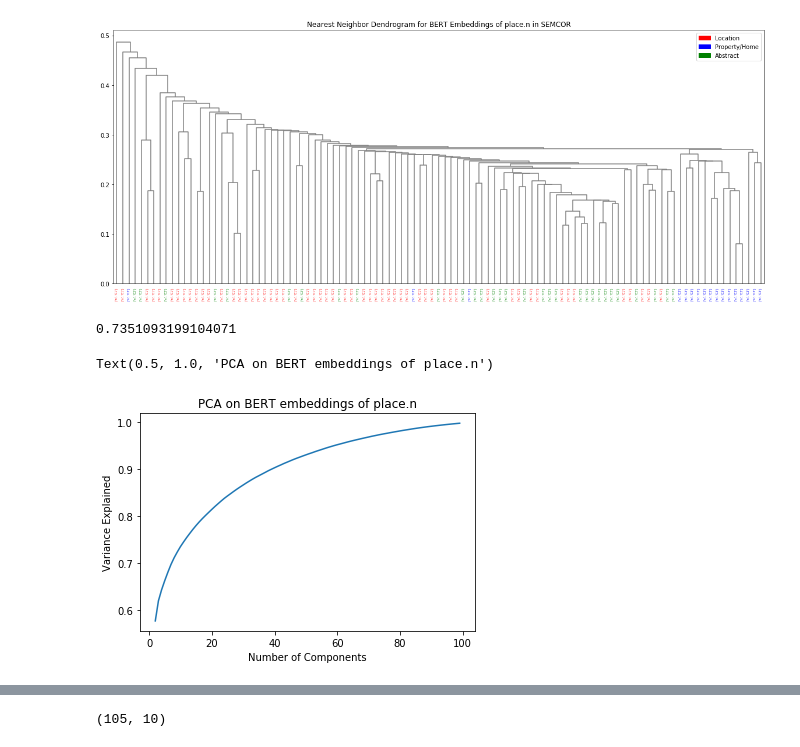
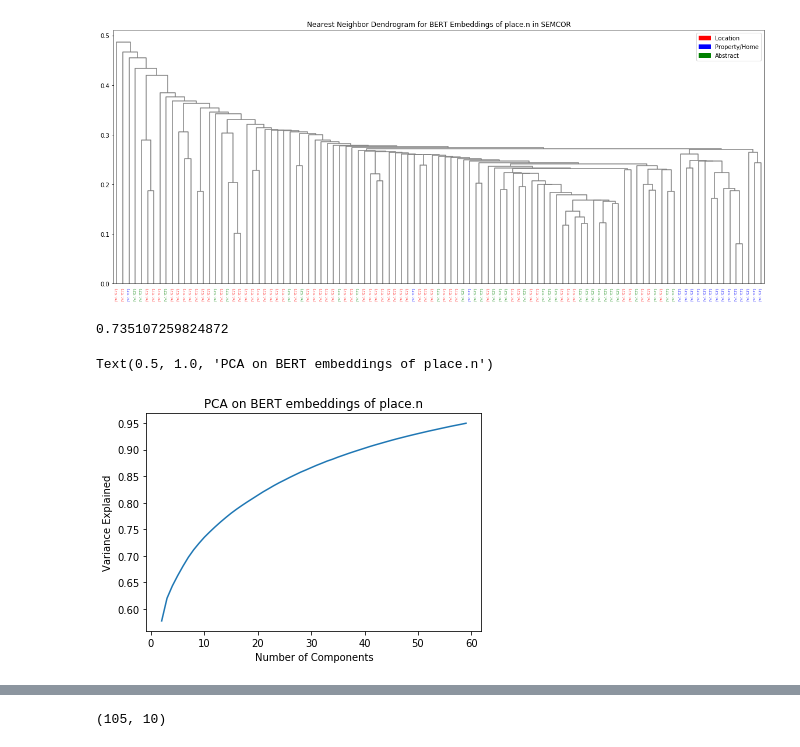
Before and after one commit to sathvikn/bert-wordsense, a Jupyter notebook: codebase/dendrograms.ipynb, the cells around one changed output, grey strips where cells are left out. Cells and saved outputs as stored; diff of their text form; code cells hidden in the pictures.

Commit message:
gmm with place

```diff
--- a/codebase/dendrograms.ipynb
+++ b/codebase/dendrograms.ipynb
@@ -48,25 +64,39 @@ plot_dendrogram(place_embeds, {"('n', '01')": 'r', "('n', '02')": 'g', "('n', '0
 # %%
 from sklearn.decomposition import PCA
 # %%
-place_embeds = np.array(place_embeds)
+place_embeds = np.array([v.numpy() for v in place_embeds])
 # %%
 transposed_place = np.transpose(place_embeds)
 test_pca = PCA(n_components = 10)
 pca_embeds = test_pca.fit(transposed_place).components_
 sum(test_pca.explained_variance_ratio_)
 # %% [output]
-0.7351093199104071
+0.735107259824872
+# %%
+recode_label = lambda s: int(s[1]) - 1
+true_labels = [recode_label(l) for l in place_labels]
+# %%
+ev_ratios = []
+gmm_gt_means = []
+gmm_gt_sds = []
+gmm_random_means = []
+gmm_random_sds = []
+
+n_comps = range(2, 60)
+for c in n_comps:
+    pca = PCA(n_components = c)
+    pca.fit(transposed_place)
+    ev_ratios.append(sum(pca.explained_variance_ratio_))
+    results = gmm_rand(pca.components_.T, true_labels)
+    gmm_gt_means.append(results['GMM'][0])
+    gmm_gt_sds.append(results['GMM'][1])
+    gmm_random_means.append(results['Random'][0])
+    gmm_random_sds.append(results['Random'][1])
 # %%
-ev_ratios = []
-n_comps = range(2, 100)
-for c in n_comps:
-    pca = PCA(n_components = c)
-    pca.fit(transposed_place)
-    ev_ratios.append(sum(pca.explained_variance_ratio_))
 plt.plot(n_comps, ev_ratios)
 plt.xlabel("Number of Components")
 plt.ylabel("Variance Explained")
 plt.title("PCA on BERT embeddings of place.n")
 # %% [output]
 Text(0.5, 1.0, 'PCA on BERT embeddings of place.n')
-[figure, old version]
+[figure, new version]
```
Also changed, not shown: parts of 11 cells of this notebook, 1 other file.
